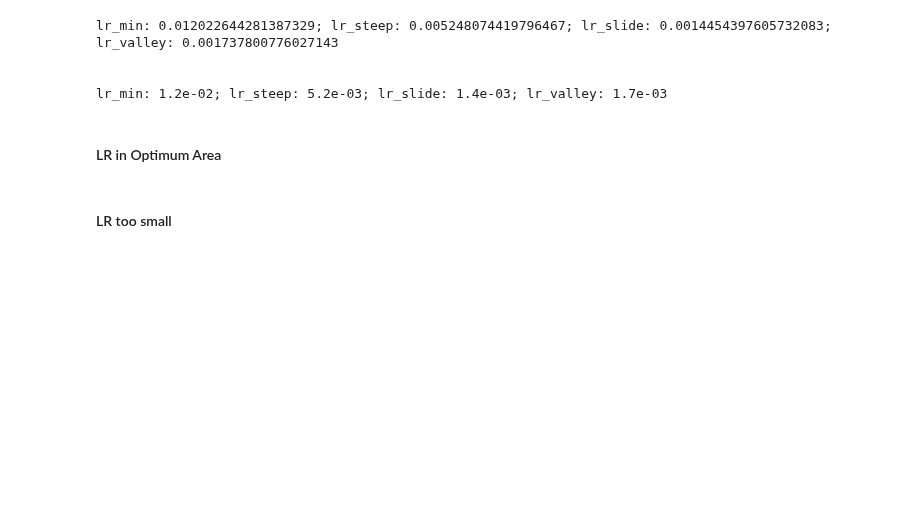
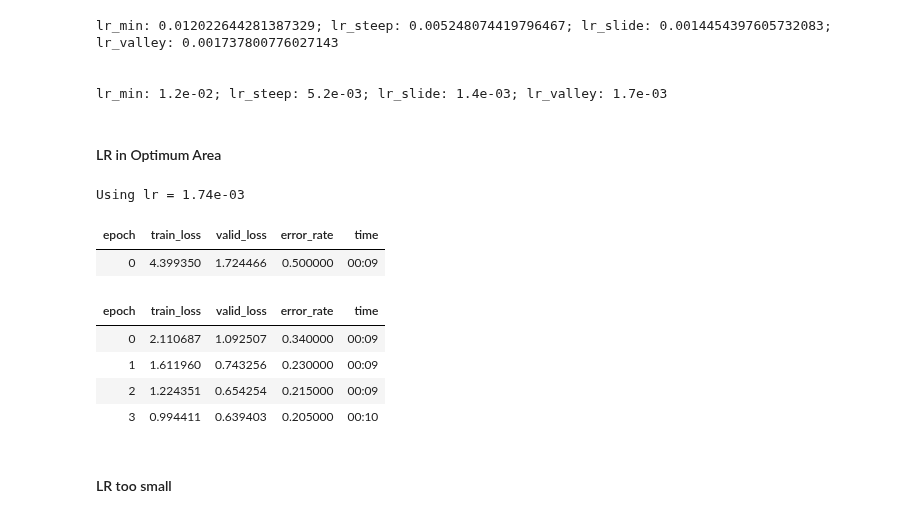
Before and after one commit to vtecftwy/fastbook, a Jupyter notebook: 05_pet_breeds_w_assignments.ipynb, the cells around one changed output. Drawn from its saved outputs; the diff is of its cells as text; code cells hidden in the pictures; blank space fills up the shorter version.

```diff
--- a/05_pet_breeds_w_assignments.ipynb
+++ b/05_pet_breeds_w_assignments.ipynb
@@ -908,14 +909,24 @@ lr_min: 1.2e-02; lr_steep: 5.2e-03; lr_slide: 1.4e-03; lr_valley: 1.7e-03
 # %% [markdown]
 #### LR in Optimum Area
 # %%
-lr = # add your value
+# lr = # add your value
+
 print(f"Using lr = {lr:.2e}")
 
 set_seed(seed_value, True)
 dls = pets.dataloaders(path/"img-small")
 learn = cnn_learner(dls, resnet18, metrics=error_rate)
 
 learn.fine_tune(epochs=4, base_lr=lr)
+# %% [output]
+Using lr = 1.74e-03
+| epoch | train_loss | valid_loss | error_rate | time |
+| 0 | 4.399350 | 1.724466 | 0.500000 | 00:09 |
+| epoch | train_loss | valid_loss | error_rate | time |
+| 0 | 2.110687 | 1.092507 | 0.340000 | 00:09 |
+| 1 | 1.611960 | 0.743256 | 0.230000 | 00:09 |
+| 2 | 1.224351 | 0.654254 | 0.215000 | 00:09 |
+| 3 | 0.994411 | 0.639403 | 0.205000 | 00:10 |
 # %%
 learn.recorder.plot_loss()
 # %% [markdown]
```
Also changed, not shown: parts of 20 cells of this notebook.
